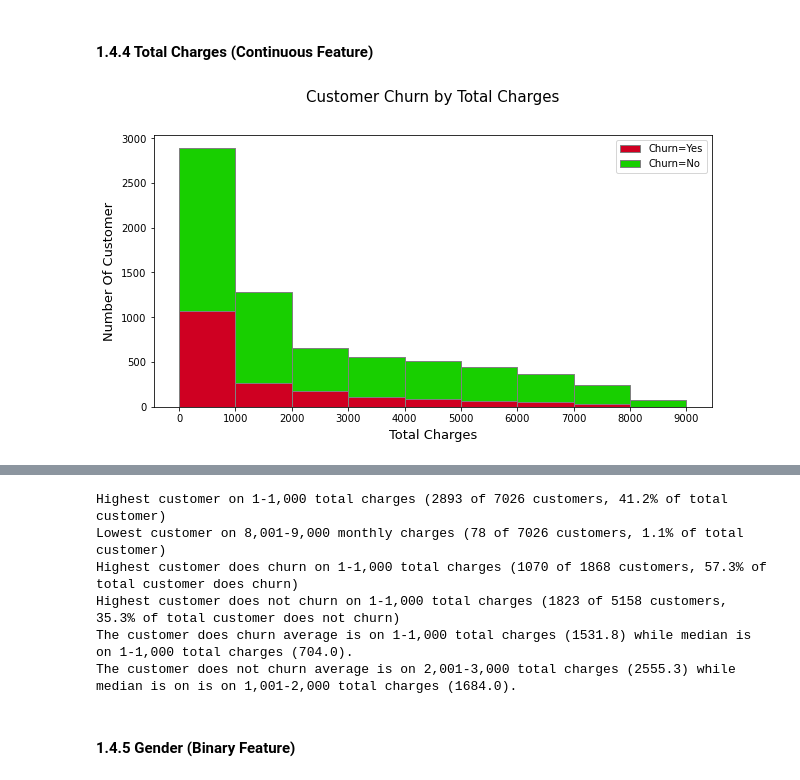
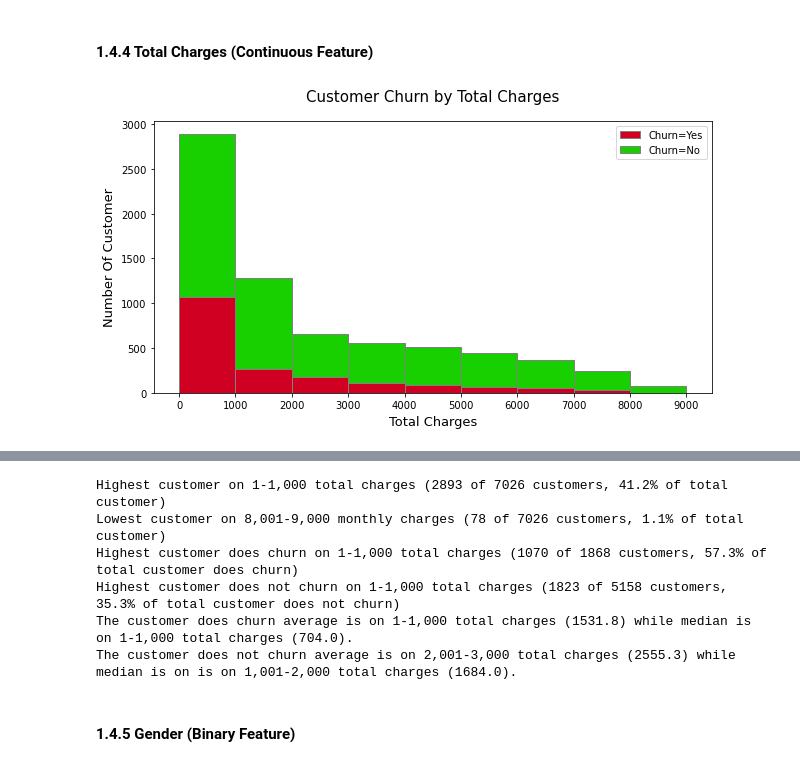
Before and after one commit to muhammadrifki1992/Project, a Jupyter notebook: Project2.ipynb, the cells around one changed output, grey strips where cells are left out. Cells and saved outputs as stored; diff of their text form; code cells hidden in the pictures.

```diff
--- a/Project2.ipynb
+++ b/Project2.ipynb
@@ -290,7 +290,7 @@ with sns.color_palette(['#cf0022', '#18cf00']):
     ax.set_xticks(bins)
     plt.xlabel('Tenure (Months)', size=13, labelpad=5)
     plt.ylabel('Number Of Customer', size=13, labelpad=5)
-    plt.title('Customer Churn by Tenure', size=15, y=1.10)
+    plt.title('Customer Churn by Tenure', size=15, y=1.05)
     plt.legend(['Churn=Yes','Churn=No'])
 
 plt.show()
@@ -389,7 +389,7 @@ with sns.color_palette(['#cf0022', '#18cf00']):
     ax.set_xticks(bins)
     plt.xlabel('Monthly Charges', size=13, labelpad=5)
     plt.ylabel('Number Of Customer', size=13, labelpad=5)
-    plt.title('Customer Churn by Monthly Charges', size=15, y=1.10)
+    plt.title('Customer Churn by Monthly Charges', size=15, y=1.05)
     plt.legend(['Churn=Yes','Churn=No'])
 
 plt.show()
@@ -463,7 +463,7 @@ with sns.color_palette(['#cf0022', '#18cf00']):
     ax.set_xticks(bins)
     plt.xlabel('Total Charges', size=13, labelpad=5)
     plt.ylabel('Number Of Customer', size=13, labelpad=5)
-    plt.title('Customer Churn by Total Charges', size=15, y=1.10)
+    plt.title('Customer Churn by Total Charges', size=15, y=1.05)
     plt.legend(['Churn=Yes','Churn=No'])
 
 plt.show()
@@ -481,34 +481,34 @@ tcc_index = ['1-1000', '1001-2000', '2001-3000', '3001-4000', '4001-5000', '5001
 tcc_y1 = tcc0['churn_yes'].value_counts().reindex(tcc_index).to_frame()
 tcc_n1 = tcc0['churn_no'].value_counts().reindex(tcc_index).to_frame()
 
 tcc_table = pd.concat([tcc_y1, tcc_n1], axis=1)
 tcc_table['total_cust'] = (tcc_table['churn_yes'] + tcc_table['churn_no'])
 tcc_table['point_difference'] = tcc_table['churn_no'] - tcc_table['churn_yes']
 tcc_table['churn_no_perc'] = (tcc_table['churn_no']  / tcc_table['churn_no'].sum())
 tcc_table['churn_no_perc'] = tcc_table['churn_no_perc'].map("{:.0%}".format)
 tcc_table['churn_yes_perc'] = (tcc_table['churn_yes']  / tcc_table['churn_yes'].sum())
 tcc_table['churn_yes_perc'] = tcc_table['churn_yes_perc'].map("{:.0%}".format)
 
 tcc_table_index = ['churn_no', 'churn_yes', 'total_cust', 'point_difference', 'churn_no_perc', 'churn_yes_perc']
 tcc_table = tcc_table.transpose().reindex(tcc_table_index)
 
 display(tcc_table)
 
 
 #summary
 print('\n\nHighest customer on 1-1,000 total charges ({} of {} customers, {:.1%} of total customer)'.format(tcc_table.loc['total_cust', '1-1000'], tcc_table.loc['total_cust'].sum(), tcc_table.loc['total_cust', '1-1000'] / tcc_table.loc['total_cust'].sum()))
 
 print('Lowest customer on 8,001-9,000 monthly charges ({} of {} customers, {:.1%} of total customer)'.format(tcc_table.loc['total_cust', '8001-9000'], tcc_table.loc['total_cust'].sum(), tcc_table.loc['total_cust', '8001-9000'] / tcc_table.loc['total_cust'].sum()))
 
 print('Highest customer does churn on 1-1,000 total charges ({} of {} customers, {:.1%} of total customer does churn)'.format(tcc_table.loc['churn_yes', '1-1000'], tcc_table.loc['churn_yes'].sum(), tcc_table.loc['churn_yes', '1-1000'] / tcc_table.loc['churn_yes'].sum()))
 
 print('Highest customer does not churn on 1-1,000 total charges ({} of {} customers, {:.1%} of total customer does not churn)'.format(tcc_table.loc['churn_no', '1-1000'], tcc_table.loc['churn_no'].sum(), tcc_table.loc['churn_no', '1-1000'] / tcc_table.loc['churn_no'].sum()))
 
 print('The customer does churn average is on 1-1,000 total charges ({:.1f}) while median is on 1-1,000 total charges ({:.1f}).'.format(tcc_y.mean(), tcc_y.median()))
 
 print('The customer does not churn average is on 2,001-3,000 total charges ({:.1f}) while median is on is on 1,001-2,000 total charges ({:.1f}).'.format(tcc_n.mean(), tcc_n.median()))
 # %% [output]
-[figure, old version]
+[figure, new version]
 |  | 1-1000 | 1001-2000 | 2001-3000 | 3001-4000 | 4001-5000 | 5001-6000 | 6001-7000 | 7001-8000 | 8001-9000 |
 | churn_no | 1823 | 1014 | 471 | 448 | 427 | 372 | 309 | 219 | 75 |
 | churn_yes | 1070 | 269 | 180 | 107 | 86 | 68 | 55 | 30 | 3 |
```
Also changed, not shown: parts of 12 cells of this notebook.
